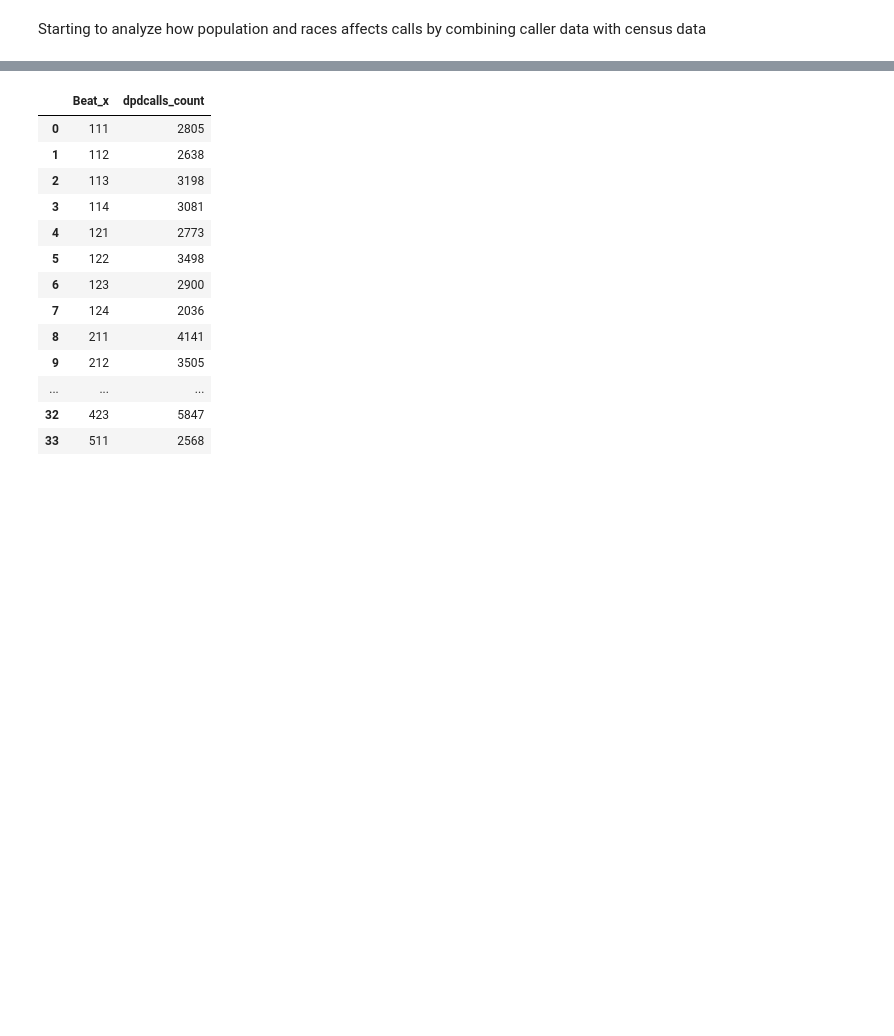
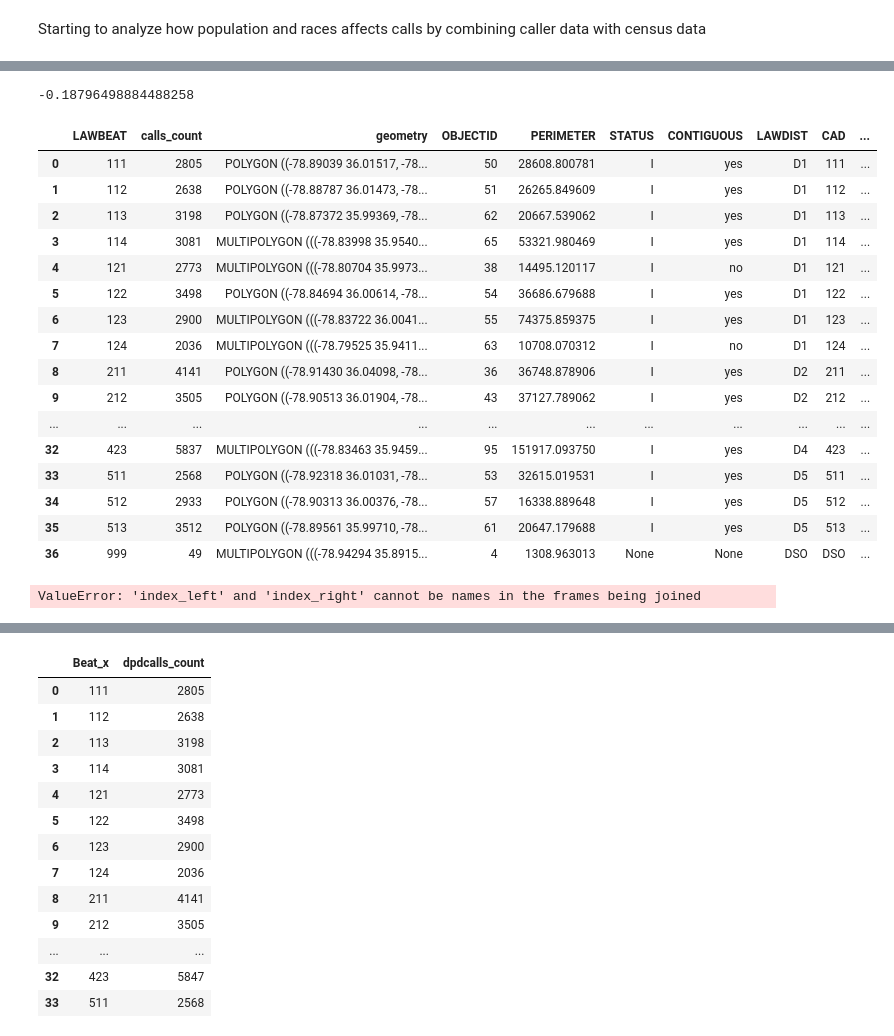
Before and after one commit to sadiesheridan/dataplus-project27-community-safety-durham, a Jupyter notebook: 10_code/dpddata.ipynb, the cells around one changed output, grey strips where cells are left out. Cells and saved outputs as stored; diff of their text form; code cells hidden in the pictures; blank space fills up the shorter version.

Commit message:
did some correlation analysis in hispanic analysis

```diff
--- a/10_code/dpddata.ipynb
+++ b/10_code/dpddata.ipynb
@@ -669,0 +764,37 @@ beatracewithcalls
+# %%
+column_1 = beatracewithcallsandcallcountperbeat["popdensity"]
+column_2 = beatracewithcallsandcallcountperbeat["dpdcalls_count"]
+correlation = column_1.corr(column_2)
+correlation
+# %% [output]
+-0.18796498884488258
+# %%
+policebeats_w_dpd = gpd.sjoin(policebeats, nonzero)
+allcalls = policebeats_w_dpd.groupby(['LAWBEAT']).size().to_frame(name = 'calls_count').reset_index()
+callcount_w_beat = pd.merge(allcalls, policebeats, on ='LAWBEAT')
+callcount_w_beat
+#policebeats_w_dpd
+# %% [output]
+|  | LAWBEAT | calls_count | geometry | OBJECTID | PERIMETER | STATUS | CONTIGUOUS | LAWDIST | CAD | ... |
+| 0 | 111 | 2805 | POLYGON ((-78.89039 36.01517, -78... | 50 | 28608.800781 | I | yes | D1 | 111 | ... |
+| 1 | 112 | 2638 | POLYGON ((-78.88787 36.01473, -78... | 51 | 26265.849609 | I | yes | D1 | 112 | ... |
+| 2 | 113 | 3198 | POLYGON ((-78.87372 35.99369, -78... | 62 | 20667.539062 | I | yes | D1 | 113 | ... |
+| 3 | 114 | 3081 | MULTIPOLYGON (((-78.83998 35.9540... | 65 | 53321.980469 | I | yes | D1 | 114 | ... |
+| 4 | 121 | 2773 | MULTIPOLYGON (((-78.80704 35.9973... | 38 | 14495.120117 | I | no | D1 | 121 | ... |
+| 5 | 122 | 3498 | POLYGON ((-78.84694 36.00614, -78... | 54 | 36686.679688 | I | yes | D1 | 122 | ... |
+| 6 | 123 | 2900 | MULTIPOLYGON (((-78.83722 36.0041... | 55 | 74375.859375 | I | yes | D1 | 123 | ... |
+| 7 | 124 | 2036 | MULTIPOLYGON (((-78.79525 35.9411... | 63 | 10708.070312 | I | no | D1 | 124 | ... |
+| 8 | 211 | 4141 | POLYGON ((-78.91430 36.04098, -78... | 36 | 36748.878906 | I | yes | D2 | 211 | ... |
+| 9 | 212 | 3505 | POLYGON ((-78.90513 36.01904, -78... | 43 | 37127.789062 | I | yes | D2 | 212 | ... |
+| ... | ... | ... | ... | ... | ... | ... | ... | ... | ... | ... |
+| 32 | 423 | 5837 | MULTIPOLYGON (((-78.83463 35.9459... | 95 | 151917.093750 | I | yes | D4 | 423 | ... |
+| 33 | 511 | 2568 | POLYGON ((-78.92318 36.01031, -78... | 53 | 32615.019531 | I | yes | D5 | 511 | ... |
+| 34 | 512 | 2933 | POLYGON ((-78.90313 36.00376, -78... | 57 | 16338.889648 | I | yes | D5 | 512 | ... |
+| 35 | 513 | 3512 | POLYGON ((-78.89561 35.99710, -78... | 61 | 20647.179688 | I | yes | D5 | 513 | ... |
+| 36 | 999 | 49 | MULTIPOLYGON (((-78.94294 35.8915... | 4 | 1308.963013 | None | None | DSO | DSO | ... |
+# %%
+beatsgeometries = gpd.sjoin(policebeats_w_dpd, cblockDurhamBeats)
+#cblockDurhamBeats['area'] = cblockDurhamBeats.area
+#cblockDurhamBeats = beatswithrace.groupby('Beat', as_index=False).sum()
+# %% [output]
+ValueError: 'index_left' and 'index_right' cannot be names in the frames being joined
```
Also changed, not shown: parts of 15 cells of this notebook, 1 other file.
